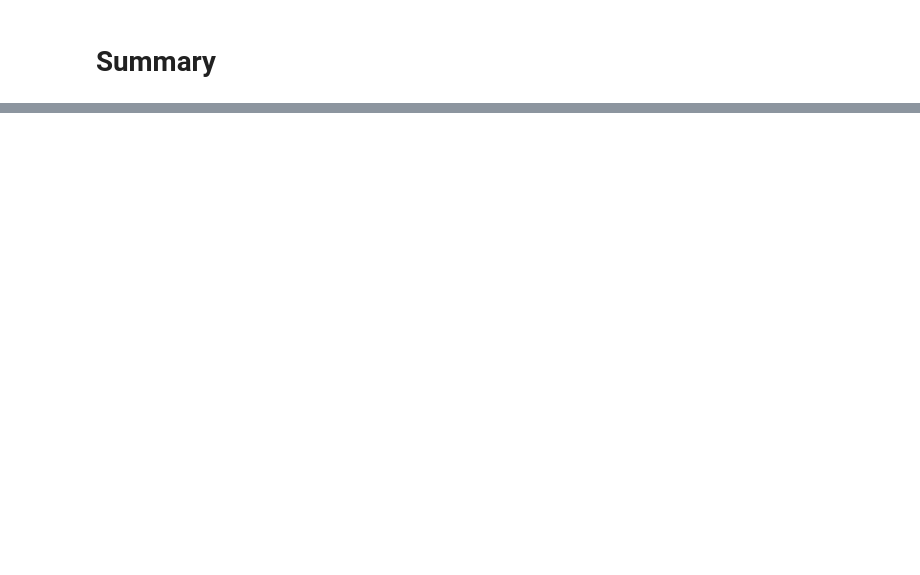
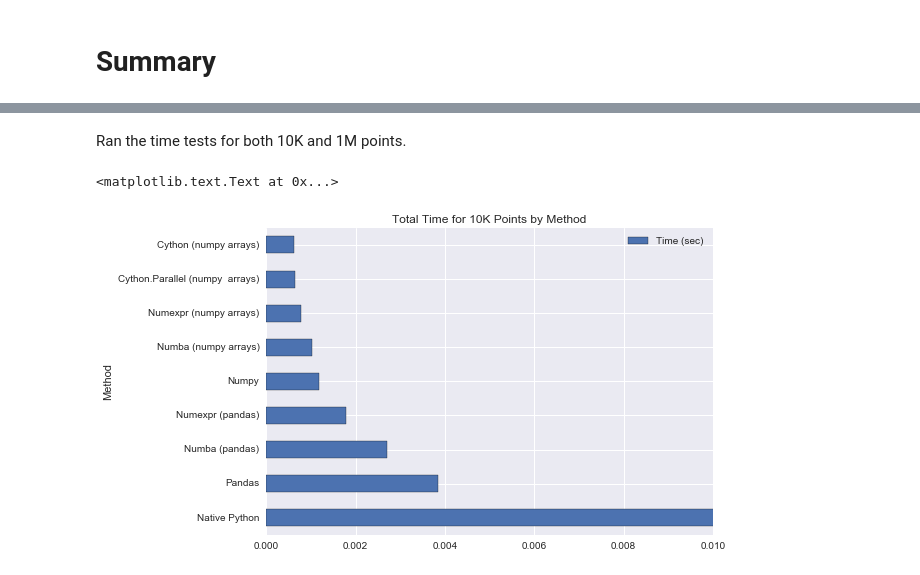
Before and after one commit to jimmycfa/python-timing-tests, a Jupyter notebook: geo_timing.ipynb, the cells around one changed output, grey strips where cells are left out. Drawn from its saved outputs; the diff is of its cells as text; code cells hidden in the pictures; blank space fills up the shorter version.

Commit message:
added parallel python and a cvs parsing section a the bottom to graph the results.

```diff
--- a/geo_timing.ipynb
+++ b/geo_timing.ipynb
@@ -341,0 +424,19 @@ timing_results.sort_values('Best (sec)')
+# %% [markdown]
+Ran the time tests for both 10K and 1M points.
+# %%
+tenK_df = pd.read_csv('10K_pts.csv')
+oneM_df = pd.read_csv('1000K_pts.csv')
+oneM_df.set_index('Unnamed: 0', inplace=True)
+tenK_df.set_index('Unnamed: 0', inplace=True)
+tenK_df.index.name = 'Method'
+oneM_df.index.name = 'Method'
+# %%
+tenK_df.sort_values('Time (sec)', inplace=True, ascending=False)
+tenK_df_subset = tenK_df.reindex(columns=['Time (sec)'])
+ax_10k_time = tenK_df_subset.plot(kind='barh')
+ax_10k_time.set_yticklabels(list(tenK_df.index))
+ax_10k_time.set_xbound(upper=.01)
+ax_10k_time.set_title('Total Time for 10K Points by Method')
+# %% [output]
+<matplotlib.text.Text at 0x...>
+[figure, added]
```
Also changed, not shown: parts of 27 cells of this notebook.
